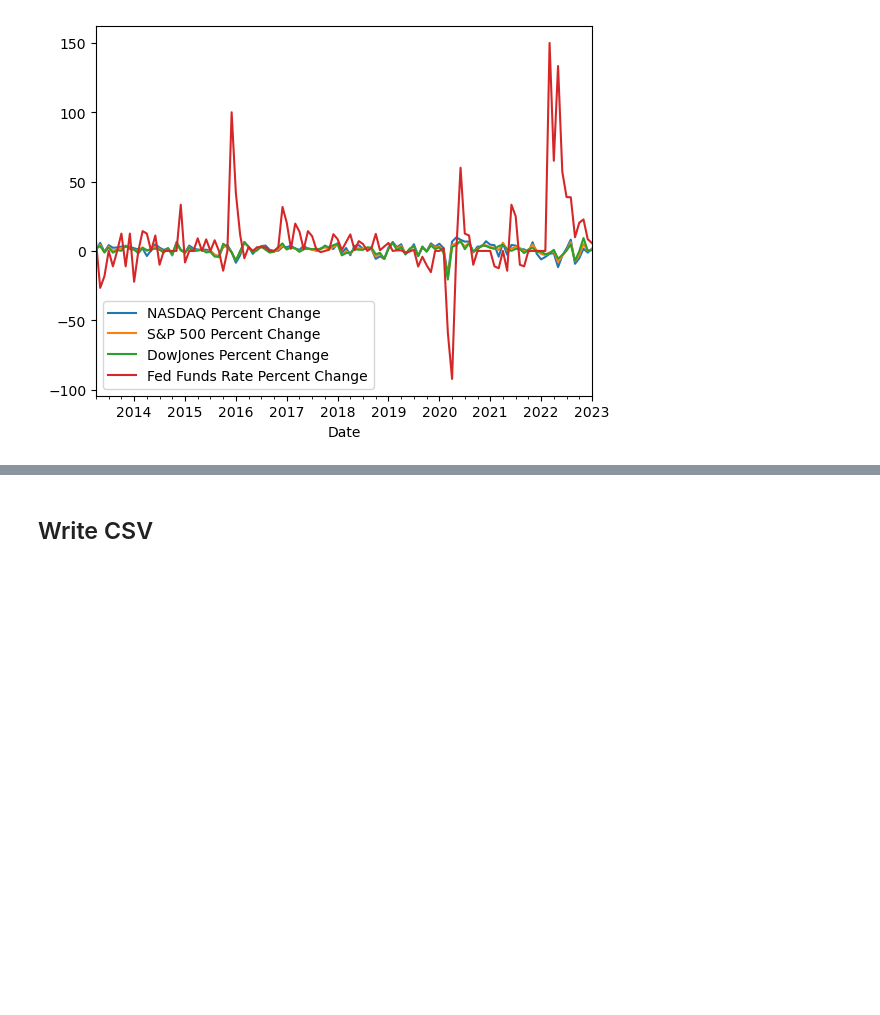
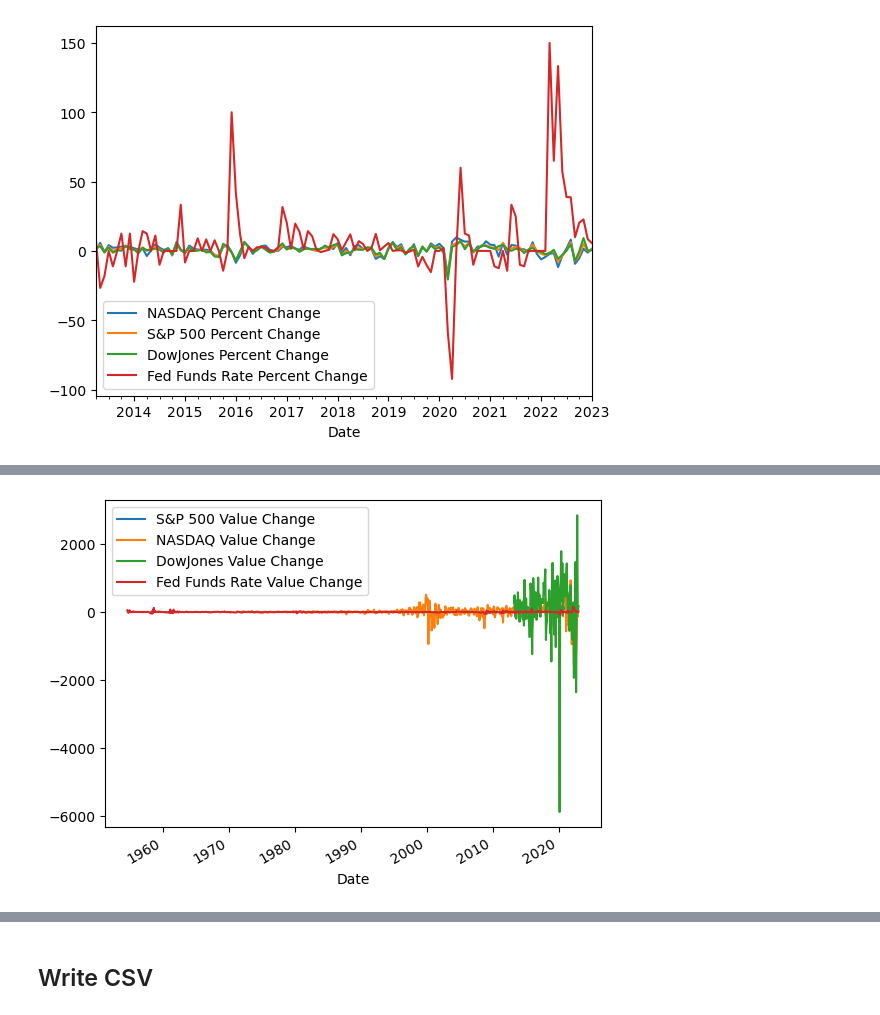
Before and after one commit to SantDRS/project1, a Jupyter notebook: G1P1-DataAnalysis-JS.ipynb, the cells around one changed output, grey strips where cells are left out. Cells and saved outputs as stored; diff of their text form; code cells hidden in the pictures; blank space fills up the shorter version.

```diff
--- a/G1P1-DataAnalysis-JS.ipynb
+++ b/G1P1-DataAnalysis-JS.ipynb
@@ -826 +826,8 @@ valuechg_df
 822 rows × 5 columns
+# %%
+# Plot percent change indexes (all data)
+fig, ax = plt.subplots()
+valuechg_df.plot(x='Date', kind='line', ax=ax)
+plt.show()
+# %% [output]
+[figure, added]
```
Also changed, not shown: parts of 5 cells of this notebook, 2 other files.
